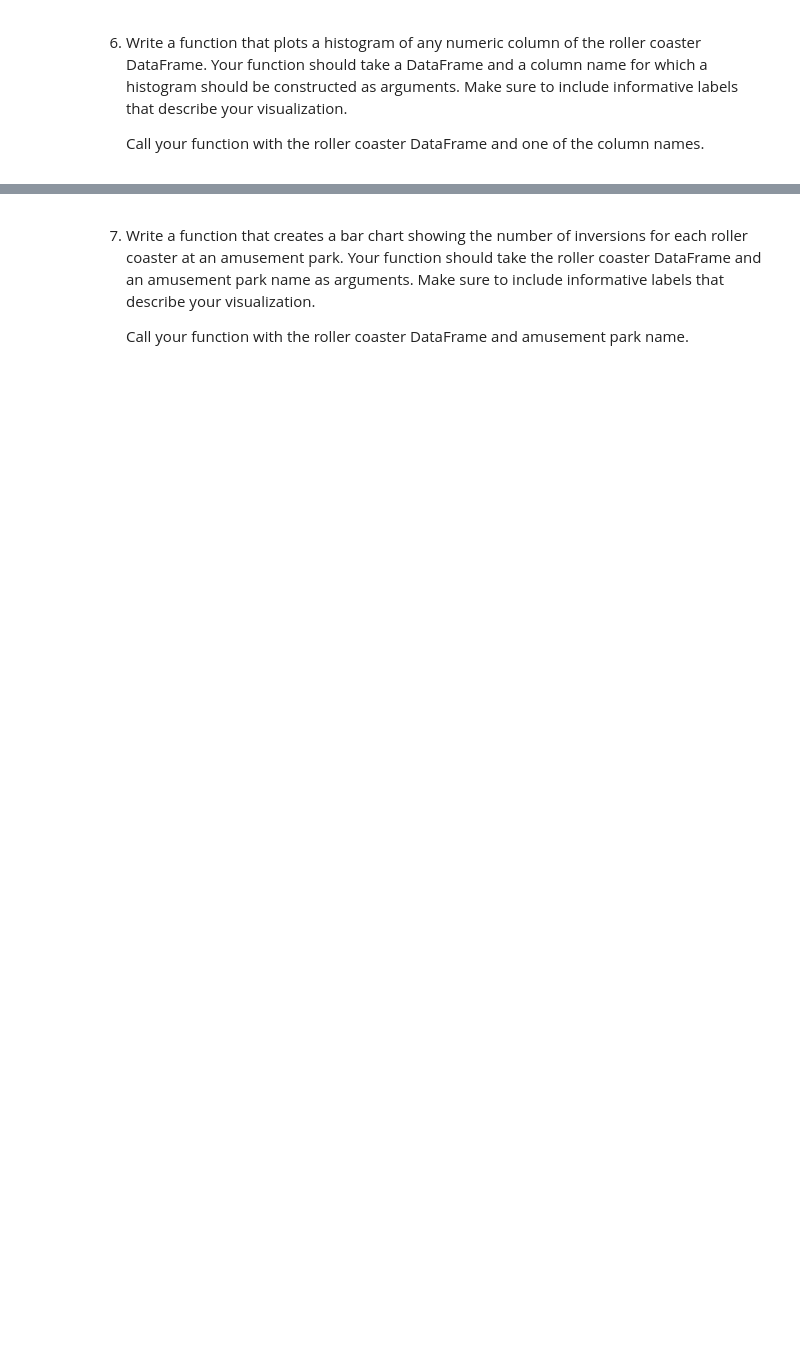
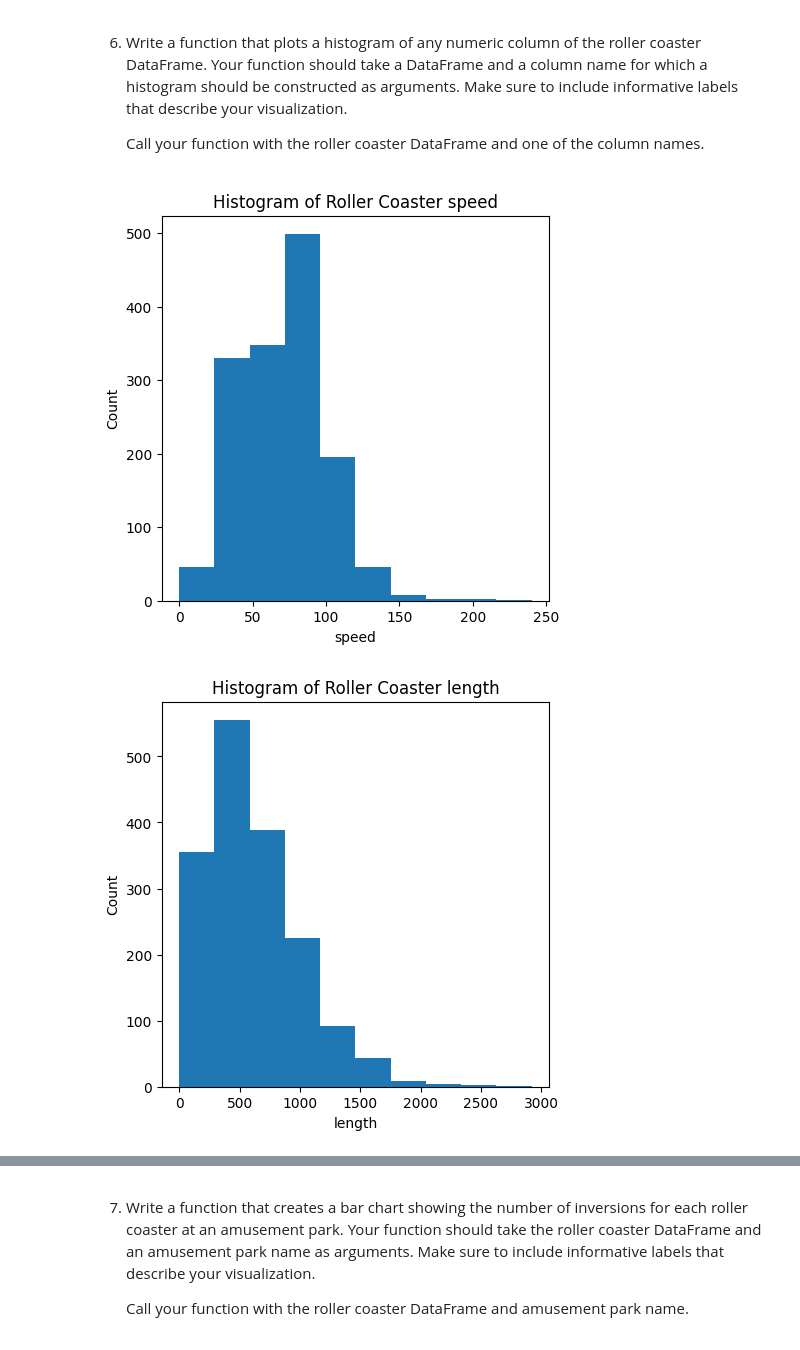
Before and after one commit to tylershienlim/cc-matplotlib-challenges, a Jupyter notebook: Roller Coaster.ipynb, the cells around one changed output, grey strips where cells are left out. Saved outputs shown, nothing was run; the diff lists cells and outputs as text; code cells hidden in the pictures; blank space fills up the shorter version.

```diff
--- a/Roller Coaster.ipynb
+++ b/Roller Coaster.ipynb
@@ -80,3 +154,5 @@ def el_toro():
 # %%
 # 5
 # load roller coaster data
+cc = pd.read_csv('roller_coasters.csv')
+cc.head()
@@ -87,13 +170,32 @@ def el_toro():
 # %%
 # 6
 # Create a function to plot histogram of column values
-
+def plot_histogram(df, column_name):
+    fig, ax = plt.subplots(figsize=(5, 5))
+    plt.hist(df[column_name])
+    plt.title(f'Histogram of Roller Coaster {column_name}')
+    plt.xlabel(column_name)
+    plt.ylabel('Count')
+    plt.show()
+    plt.close()
 # Create histogram of roller coaster speed
-
+plot_histogram(cc, 'speed')
 # Create histogram of roller coaster length
-
+plot_histogram(cc, 'length')
 # Create histogram of roller coaster number of inversions
+plot_histogram(cc, 'num_inversions')
 
 # Create a function to plot histogram of height values
-
+def plot_height_histogram(df):
+    select_range = df[df.height <= 150]
+    plt.hist(select_range.height)
+    plt.title('Histogram of Roller Coaster Height')
+    plt.xlabel('Height')
+    plt.ylabel('Count')
+    plt.show()
+    plt.close()
 # Create a histogram of roller coaster height
+plot_height_histogram(cc)
+# %% [output]
+[figure, added]
+[figure, added]
```
Also changed, not shown: parts of 18 cells of this notebook.
